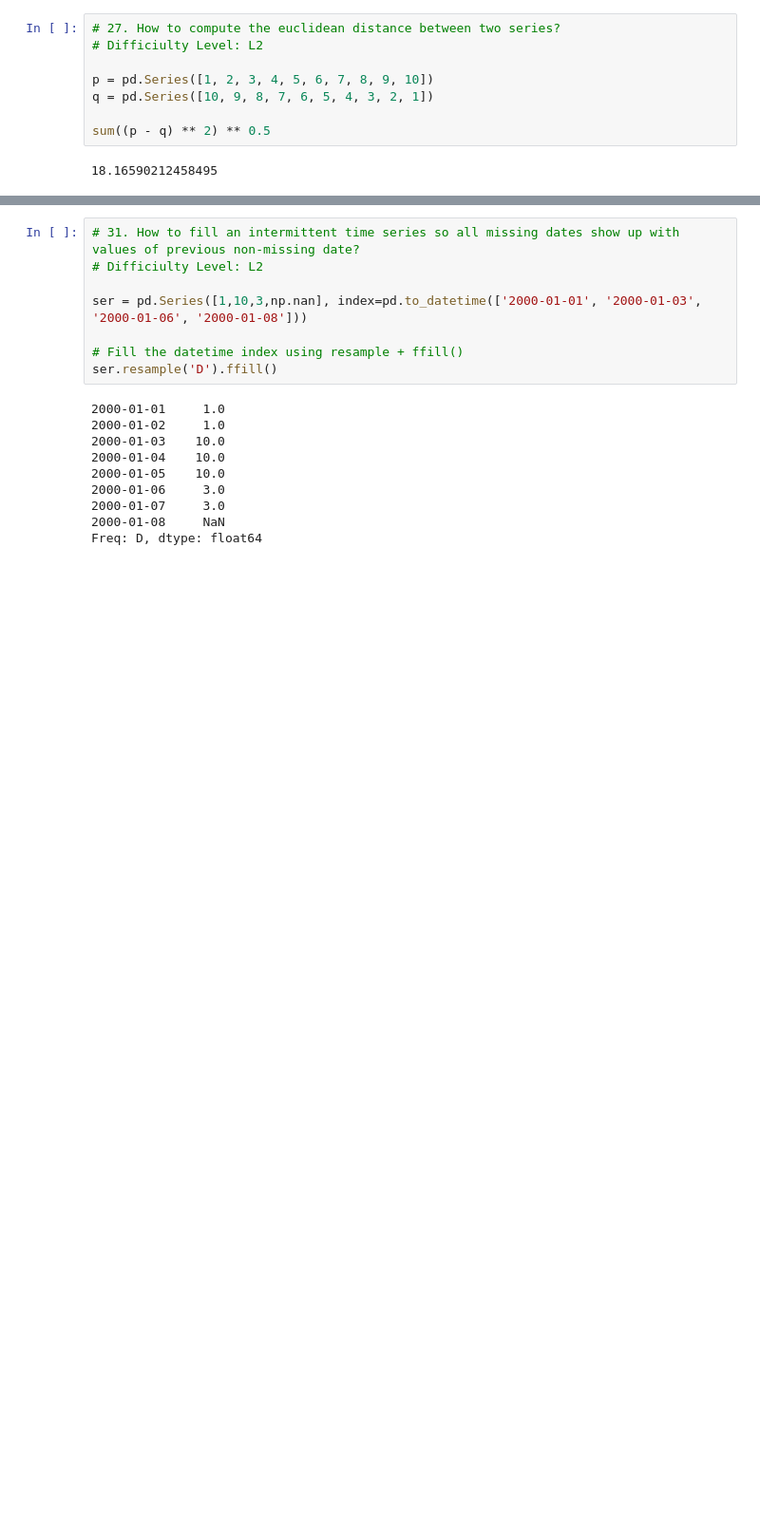
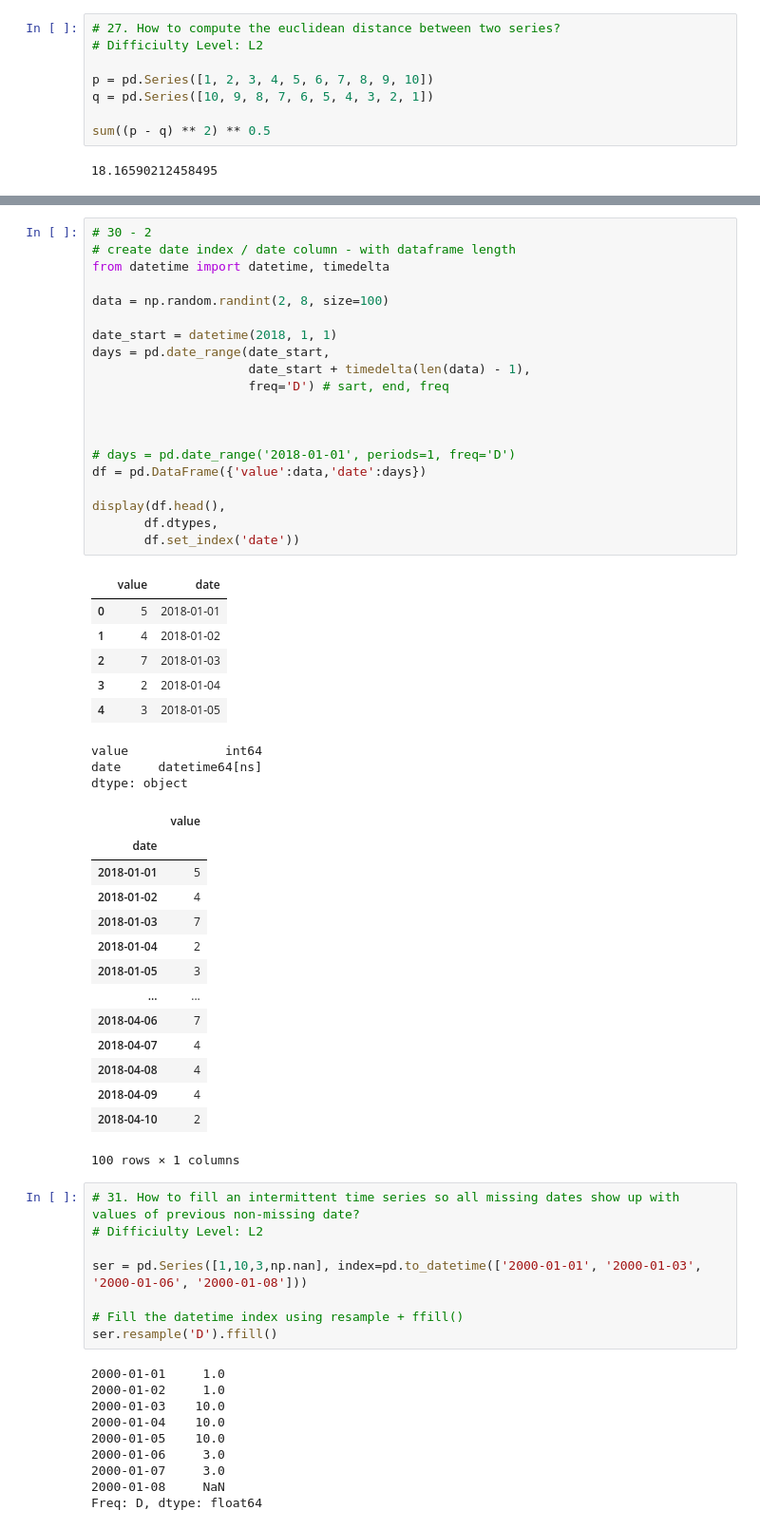
Before and after one commit to YLTsai0609/pandas_101, a Jupyter notebook: Solution.ipynb, the cells around one changed output, grey strips where cells are left out. Shown: that part at 95% size. Drawn from its saved outputs; the diff is of its cells as text; blank space fills up the shorter version.

```diff
--- a/Solution.ipynb
+++ b/Solution.ipynb
@@ -545,4 +542,48 @@ pd.Series(index = dateime_idx,
 Freq: W-SAT, dtype: int64
+# %%
+# 30 - 2
+# create date index / date column - with dataframe length
+from datetime import datetime, timedelta
+
+data = np.random.randint(2, 8, size=100)
+
+date_start = datetime(2018, 1, 1)
+days = pd.date_range(date_start,
+                     date_start + timedelta(len(data) - 1),
+                     freq='D') # sart, end, freq
+
+
+
+# days = pd.date_range('2018-01-01', periods=1, freq='D')
+df = pd.DataFrame({'value':data,'date':days})
+
+display(df.head(),
+       df.dtypes,
+       df.set_index('date'))
+# %% [output]
+|  | value | date |
+| 0 | 5 | 2018-01-01 |
+| 1 | 4 | 2018-01-02 |
+| 2 | 7 | 2018-01-03 |
+| 3 | 2 | 2018-01-04 |
+| 4 | 3 | 2018-01-05 |
+value             int64
+date     datetime64[ns]
+dtype: object
+|  | value |
+| date |  |
+| 2018-01-01 | 5 |
+| 2018-01-02 | 4 |
+| 2018-01-03 | 7 |
+| 2018-01-04 | 2 |
+| 2018-01-05 | 3 |
+| ... | ... |
+| 2018-04-06 | 7 |
+| 2018-04-07 | 4 |
+| 2018-04-08 | 4 |
+| 2018-04-09 | 4 |
+| 2018-04-10 | 2 |
+100 rows × 1 columns
 # %%
 # 31. How to fill an intermittent time series so all missing dates show up with values of previous non-missing date?
 # Difficiulty Level: L2
```
Also changed, not shown: parts of 59 cells of this notebook, 17 other files.
